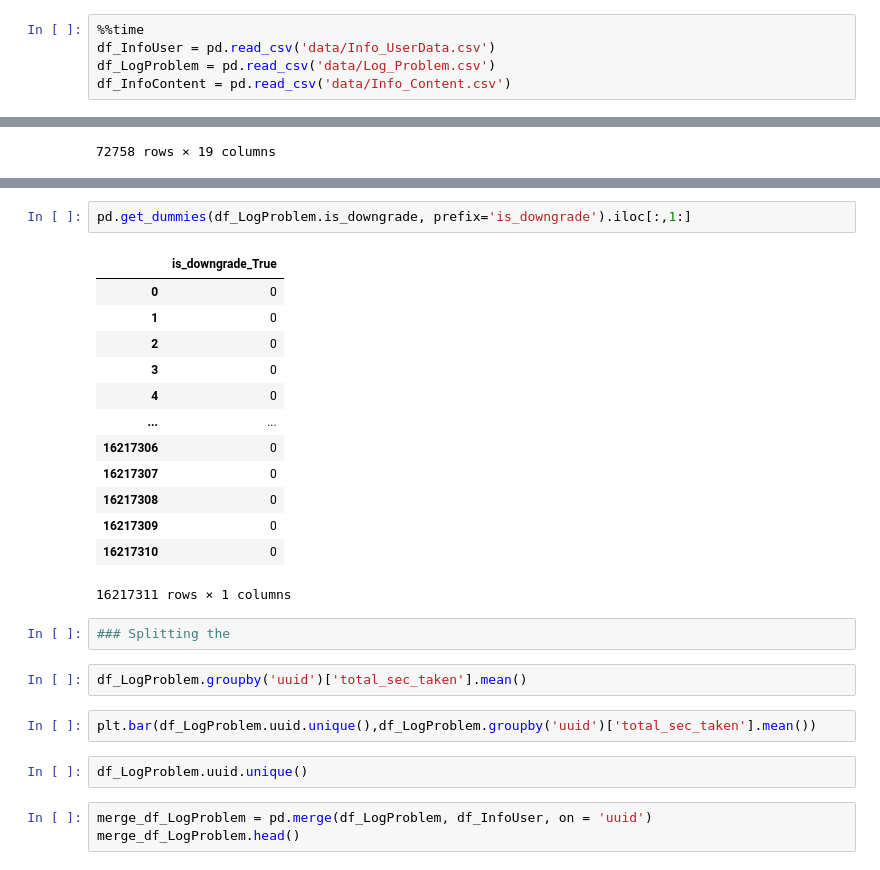
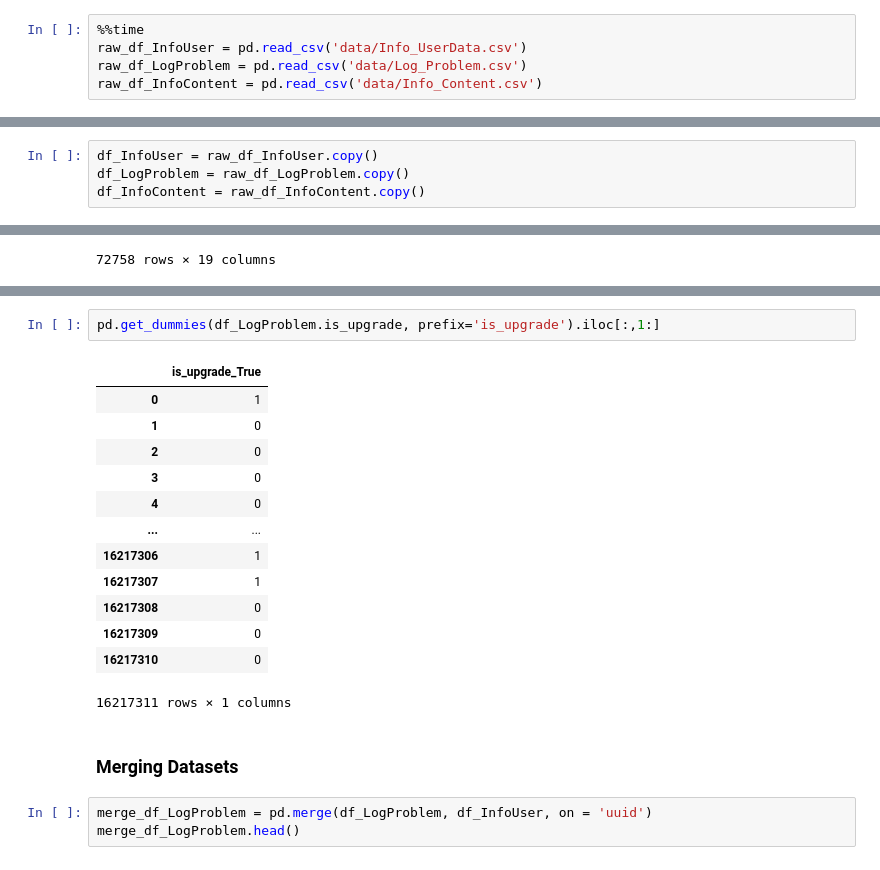
Before and after one commit to likweitan/Assessing-the-Readiness-of-HEI-in-Malaysia-to-Accept-Generation-Alpha, a Jupyter notebook: aaa (3).ipynb, the cells around one changed output, grey strips where cells are left out. Drawn from its saved outputs; the diff is of its cells as text.

Commit message:
updated data description

```diff
--- a/aaa (3).ipynb
+++ b/aaa (3).ipynb
@@ -23,7 +151,7 @@ from datetime import datetime
 ### Import the Datasets
 # %%
 %%time
-df_InfoUser = pd.read_csv('data/Info_UserData.csv')
-df_LogProblem = pd.read_csv('data/Log_Problem.csv')
-df_InfoContent = pd.read_csv('data/Info_Content.csv')
+raw_df_InfoUser = pd.read_csv('data/Info_UserData.csv')
+raw_df_LogProblem = pd.read_csv('data/Log_Problem.csv')
+raw_df_InfoContent = pd.read_csv('data/Info_Content.csv')
 # %% [output]
@@ -31,6 +159,10 @@ Wall time: 1min 2s
 # %%
 # set seed for reproducibility
 np.random.seed(0)
+# %%
+df_InfoUser = raw_df_InfoUser.copy()
+df_LogProblem = raw_df_LogProblem.copy()
+df_InfoContent = raw_df_InfoContent.copy()
 # %%
 df_InfoUser.head()
 # %% [output]
@@ -320,27 +483,21 @@ Categorical variables:
 # %%
-pd.get_dummies(df_LogProblem.is_downgrade, prefix='is_downgrade').iloc[:,1:]
+pd.get_dummies(df_LogProblem.is_upgrade, prefix='is_upgrade').iloc[:,1:]
 # %% [output]
-|  | is_downgrade_True |
-| 0 | 0 |
+|  | is_upgrade_True |
+| 0 | 1 |
 | 1 | 0 |
 | 2 | 0 |
 | 3 | 0 |
 | 4 | 0 |
 | ... | ... |
-| 16217306 | 0 |
-| 16217307 | 0 |
+| 16217306 | 1 |
+| 16217307 | 1 |
 | 16217308 | 0 |
 | 16217309 | 0 |
 | 16217310 | 0 |
 16217311 rows × 1 columns
-# %%
-### Splitting the
-# %%
-df_LogProblem.groupby('uuid')['total_sec_taken'].mean()
-# %%
-plt.bar(df_LogProblem.uuid.unique(),df_LogProblem.groupby('uuid')['total_sec_taken'].mean())
-# %%
-df_LogProblem.uuid.unique()
+# %% [markdown]
+### Merging Datasets
 # %%
 merge_df_LogProblem = pd.merge(df_LogProblem, df_InfoUser, on = 'uuid')
 merge_df_LogProblem.head()
```
Also changed, not shown: parts of 32 cells of this notebook.
